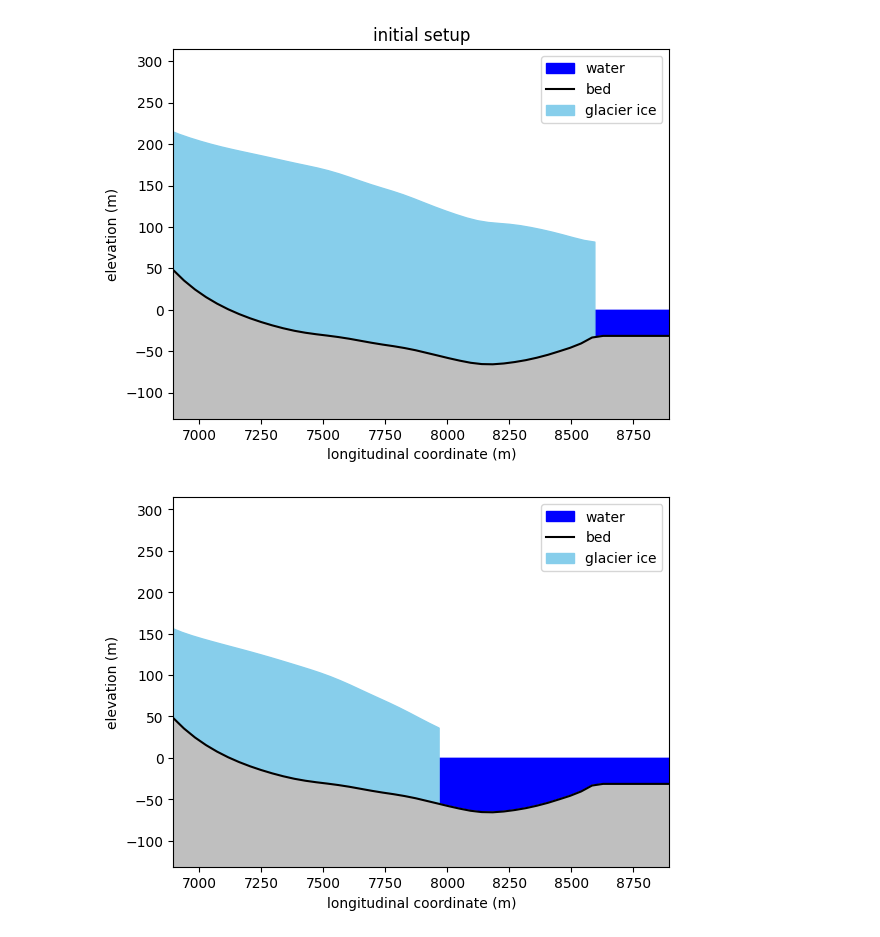
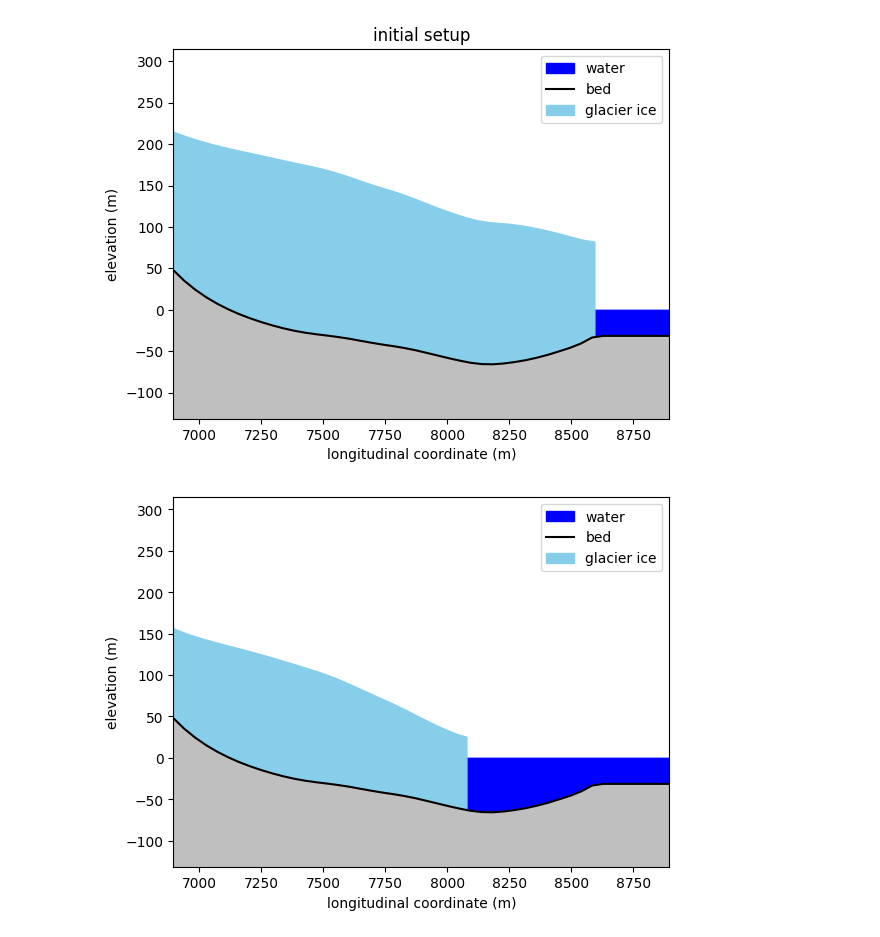
Before and after one commit to chrismiele/glimmer, a Jupyter notebook: 1D_modelling/HO_calving_model.ipynb, the cells around one changed output. Drawn from its saved outputs; the diff is of its cells as text; code cells hidden in the pictures.

```diff
--- a/1D_modelling/HO_calving_model.ipynb
+++ b/1D_modelling/HO_calving_model.ipynb
@@ -242,7 +238,7 @@ mesh_1 = mesh
 bed_0 = extend_to_mesh(function = bed, mesh = mesh_0, ice_free_value = bed_t)
 
 bed0_array = np.array(icepack.depth_average(bed_0).at(mesh_0.X, tolerance = 1e-10))
-d = Function(Q).project(max_value(min_value(-bed, -base), 0))
+d = Function(Q).project(max_value(-base, 0))
 print(f'initial water depth = {d.at(x_t, 0)} m')
 
 os.chdir(figures_path)
@@ -290,7 +286,7 @@ for step in trange(num_timesteps):
     H = flow_solver.prognostic_solve(Δt, thickness = H, velocity = u, thickness_inflow = H_0, accumulation = a)
     s = icepack.compute_surface(bed = bed, thickness = H)
     base = Function(Q).project(s - H)
-    d = Function(Q).project(max_value(min_value(-bed, -base), 0))
+    d = Function(Q).project(max_value(-base, 0))
 
     H_t = H.at(x_t, 0)
     d_t = d.at(x_t, 0)
@@ -320,34 +316,34 @@ for step in trange(num_timesteps):
 
     Q = s.function_space()
     base = Function(Q).project(s - H)
 
     mesh_1 = mesh_2
 
     bed_array = np.array(icepack.depth_average(bed).at(mesh_1.X, tolerance = 1e-10))
     s_array = np.array(icepack.depth_average(s).at(mesh_1.X, tolerance = 1e-10))
     H_array = np.array(icepack.depth_average(H).at(mesh_1.X, tolerance = 1e-10))
     base_array = s_array - H_array
     water_mask = (0 > bed0_array)
 
 
     plt.figure()
     plt.fill_between(mesh_0.X, bed0_array, 0, color = 'blue', where = water_mask, label = 'water')
     plt.plot(mesh_0.X, bed0_array, color = 'k', label = 'bed')
     plt.fill_between(mesh_1.X, base_array, s_array, color = 'skyblue', label = 'glacier ice')
     plt.fill_between(mesh_0.X, y_1, bed0_array, color = '0.75')
     plt.legend(loc = 'upper right')
     plt.xlabel('longitudinal coordinate (m)')
     plt.ylabel('elevation (m)')
     plt.xlim(x_1, x_2)
     plt.ylim(y_1, y_2)
     # plt.grid()
     plt.savefig(f'{step}')
     if step < num_timesteps - 1:
         plt.close()
     else:
         plt.show()
 # %% [output]
-[figure, old version]
+[figure, new version]
 # %%
 N = len(fafs)
 steps = np.arange(N)
```
Also changed, not shown: parts of 2 cells of this notebook.
